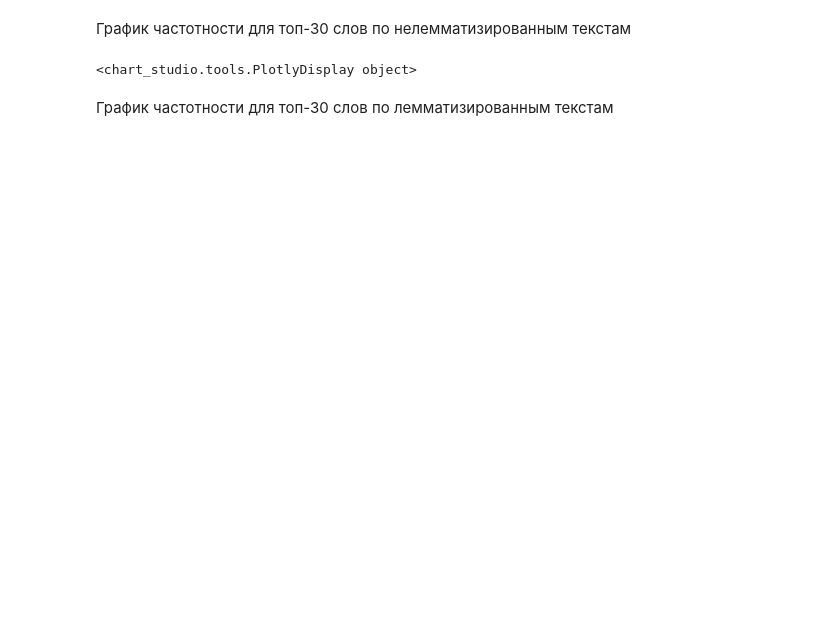
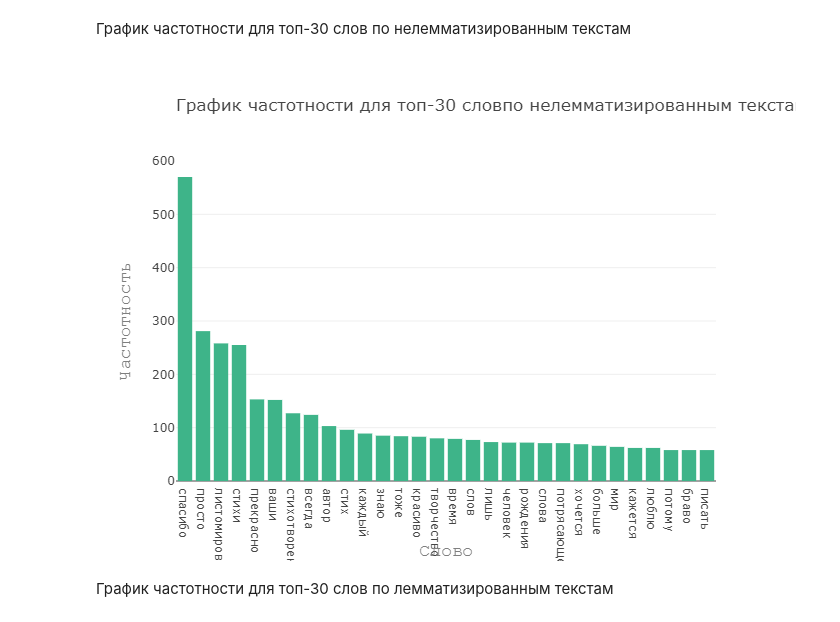
Before and after one commit to delfray/HSE_python, a Jupyter notebook: HW6/HW6.ipynb, the cells around one changed output. Cells and saved outputs as stored; diff of their text form; code cells hidden in the pictures; blank space fills up the shorter version.

```diff
--- a/HW6/HW6.ipynb
+++ b/HW6/HW6.ipynb
@@ -660,35 +593,36 @@ data = [go.Bar(x=x, y=y, marker=dict(color='rgb(62,180,137)'))]
 layout = go.Layout(
     title=go.layout.Title(
         text=('График частотности для топ-30 слов' +
               'по нелемматизированным текстам'),
         xref='paper',
         x=0
     ),
     xaxis=go.layout.XAxis(
         title=go.layout.xaxis.Title(
             text='Слово',
             font=dict(
                 family='Courier New, monospace',
                 size=18,
                 color='#7f7f7f'
             )
         )
     ),
     yaxis=go.layout.YAxis(
         title=go.layout.yaxis.Title(
             text='Частотность',
             font=dict(
                 family='Courier New, monospace',
                 size=18,
                 color='#7f7f7f'
             )
         )
     )
 )
 fig = go.Figure(data=data, layout=layout)
-py.iplot(fig, filename='clear_top_30')
+pio.write_image(fig, 'img/plot2.png')
+Image.open('img/plot2.png')
 # %% [output]
-<chart_studio.tools.PlotlyDisplay object>
+[figure, added]
 # %% [markdown]
 График частотности для топ-30 слов по лемматизированным текстам
 # %%
```
Also changed, not shown: parts of 18 cells of this notebook, 10 other files.
